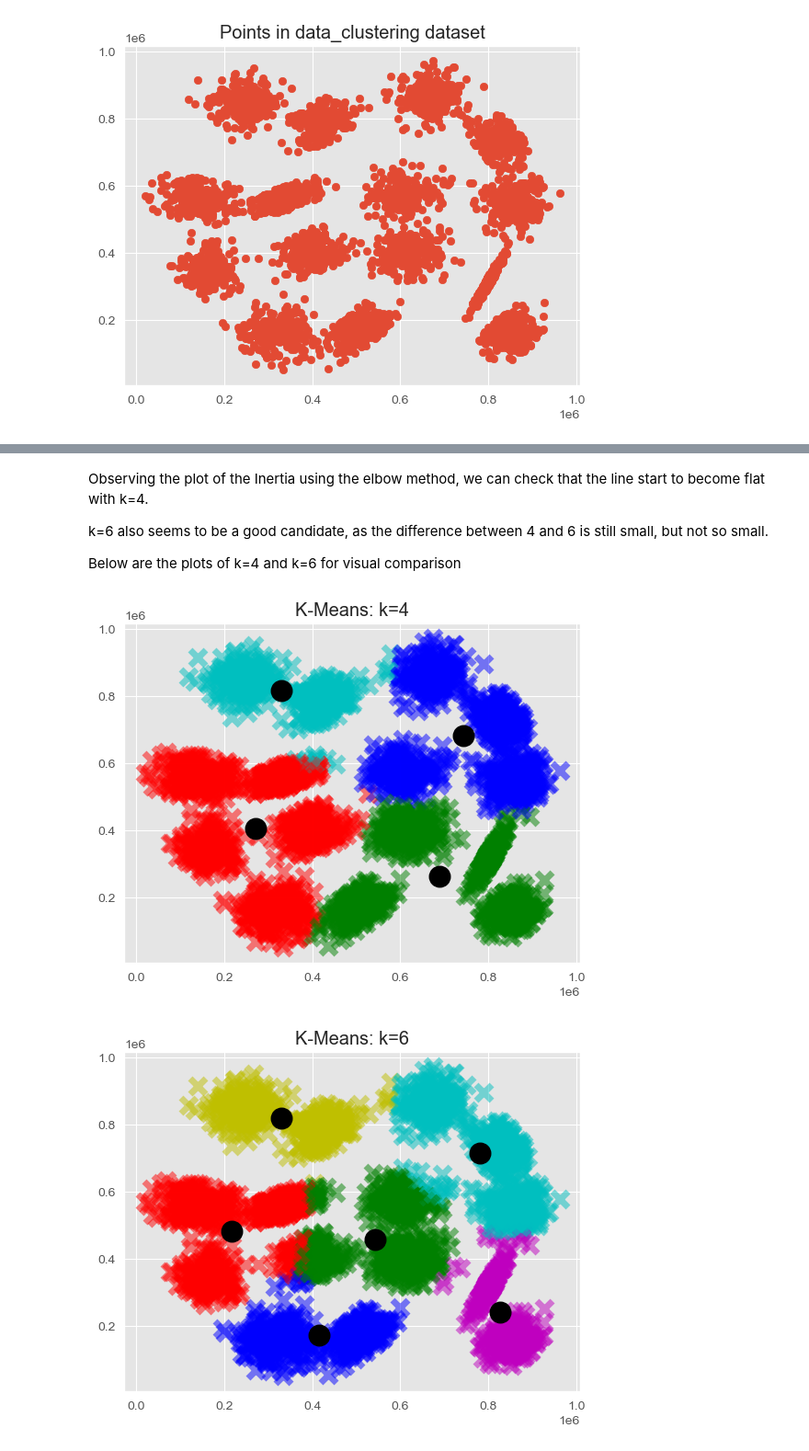
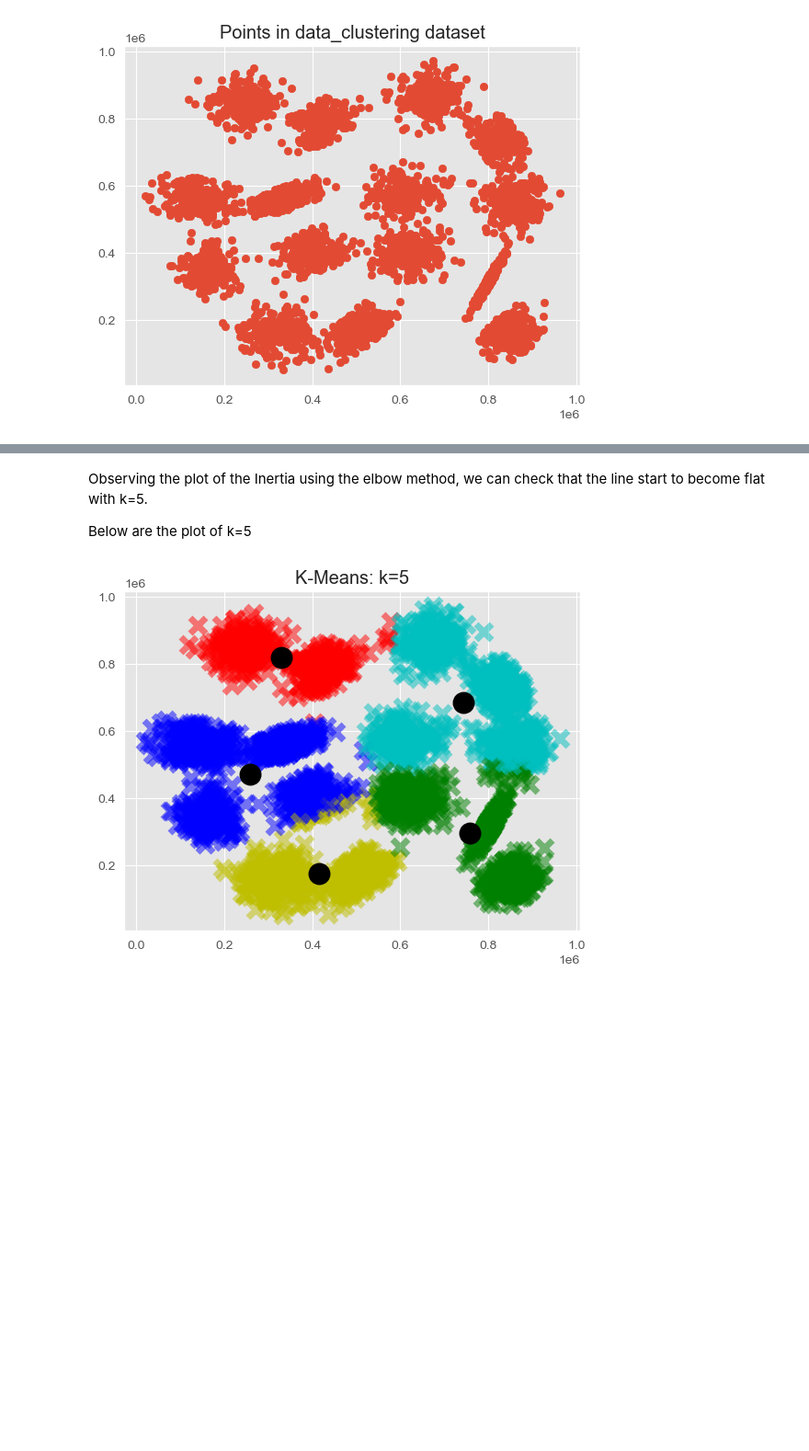
Before and after one commit to carlos-rodrigues75/MDSAA-NOVA-IMS, a Jupyter notebook: programming_for_data_science/assignments/3/HW3-2023.ipynb, the cells around one changed output, grey strips where cells are left out. Shown at 92% size. Drawn from its saved outputs; the diff is of its cells as text; code cells hidden in the pictures; blank space fills up the shorter version.

```diff
--- a/programming_for_data_science/assignments/3/HW3-2023.ipynb
+++ b/programming_for_data_science/assignments/3/HW3-2023.ipynb
@@ -290,8 +294,9 @@ def kmeans(points, niter, tol, k=2):
 
         # Here we're getting the difference between a set of all possible clusters and the unique clusters.
         # The returned values (is contained in the range but not in new_clusters) are the empty clusters
-        empty_clusters = np.setdiff1d(range(k+1), np.unique(new_clusters))
-        if empty_clusters:
+        empty_clusters = np.setdiff1d(range(k), np.unique(new_clusters))
+        if len(empty_clusters) > 0:
+            print(np.unique(new_clusters))
             raise Exception(f"Clusters {empty_clusters} are empty.")
 
         new_centroids = cupdate(points, new_clusters)
@@ -427,15 +432,9 @@ plt.show()
 # %% [markdown]
-Observing the plot of the Inertia using the elbow method, we can check that the line start to become flat with k=4.
+Observing the plot of the Inertia using the elbow method, we can check that the line start to become flat with k=5.
 
-k=6 also seems to be a good candidate, as the difference between 4 and 6 is still small, but not so small.
-
-Below are the plots of k=4 and k=6 for visual comparison
+Below are the plot of k=5
 # %%
-clusters, centroids = kmeans(data_clustering, 100, 0.00001, 4)
-plot_kmeans_result("K-Means: k=4", data_clustering, clusters, centroids)
-
-clusters, centroids = kmeans(data_clustering, 100, 0.00001, 6)
-plot_kmeans_result("K-Means: k=6", data_clustering, clusters, centroids)
+clusters, centroids = kmeans(data_clustering, 100, 0.00001, 5)
+plot_kmeans_result("K-Means: k=5", data_clustering, clusters, centroids)
 # %% [output]
-[figure, old version]
+[figure, new version]
-[figure, removed]
```
Also changed, not shown: parts of 6 cells of this notebook.
